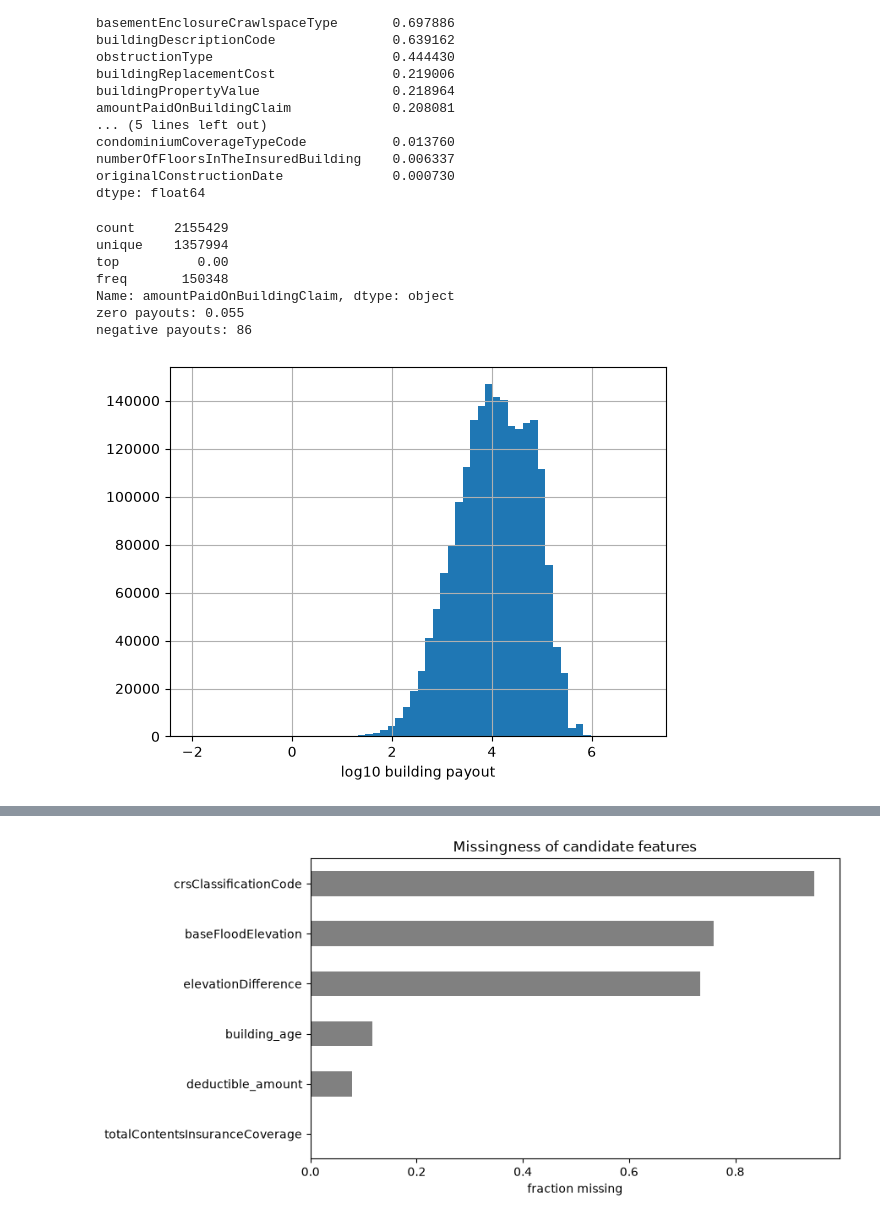
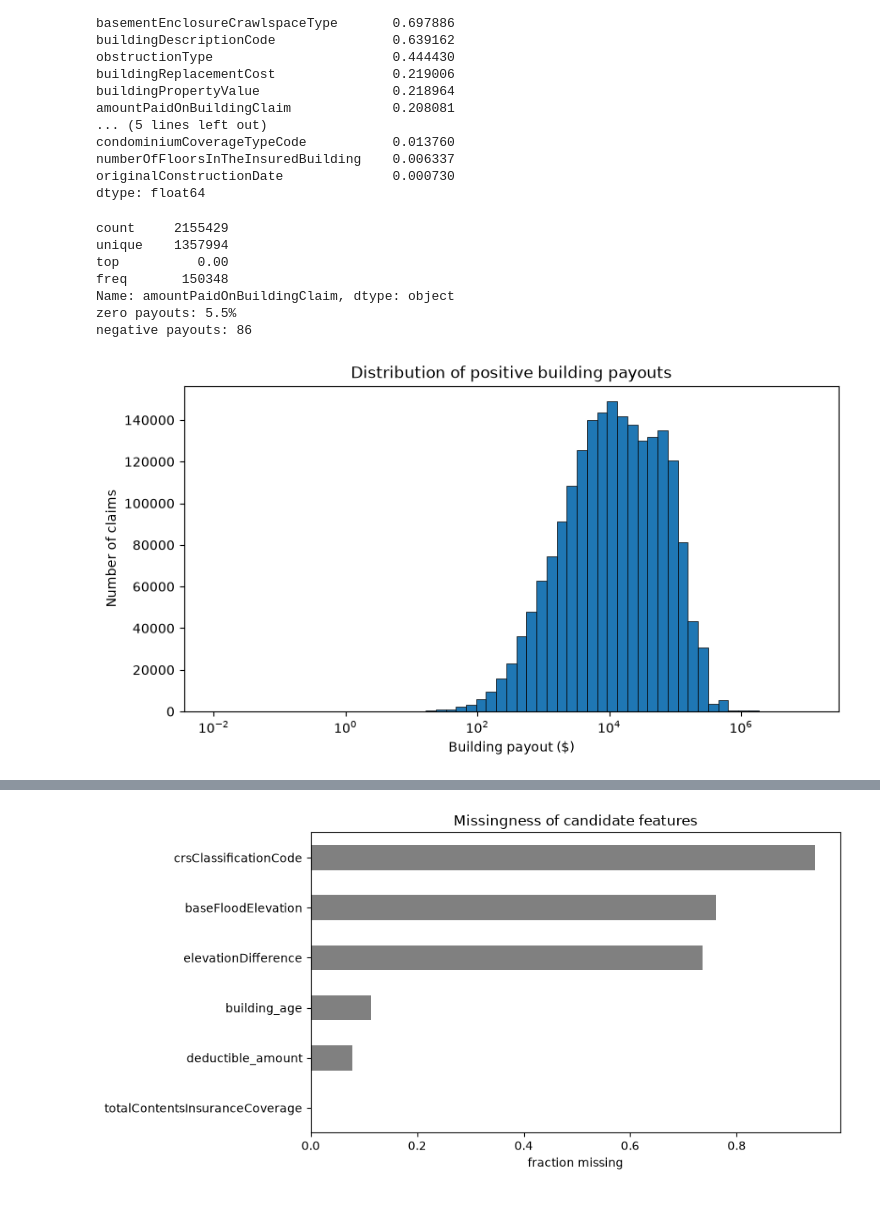
Before and after one commit to ytterbiu/smm284-AML-FIMA-flood-severity-g09, a Jupyter notebook: BE_notes.ipynb, the cells around one changed output, grey strips where cells are left out. Saved outputs shown, nothing was run; the diff lists cells and outputs as text; code cells hidden in the pictures.

```diff
--- a/BE_notes.ipynb
+++ b/BE_notes.ipynb
@@ -43,6 +42,0 @@ print("data.__file__:", data.__file__)  # want .../data.py, NOT None
-# %%
-if "df" not in globals():
-    # downloads the parquet on the very first run, cached after
-    df = data.load_raw()
-print(f"{df.shape[0]:,} rows x {df.shape[1]} columns")
-df.head()
@@ -103,22 +358,38 @@ numberOfFloorsInTheInsuredBuilding    0.006337
 originalConstructionDate              0.000730
 dtype: float64
 # %%
-print(df[data.TARGET].describe())
-print(
-    "zero payouts:", (df[data.TARGET] == 0).mean().round(3)
-)  # denied / no building payment
-print("negative payouts:", (df[data.TARGET] < 0).sum())  # re-issued cheques
-pos = df[df[data.TARGET] > 0][data.TARGET]
-np.log10(pos).hist(bins=60)
-plt.xlabel("log10 building payout")
+print(df[TARGET].describe())
+# denied / no building payment
+print(f"zero payouts: {(df[TARGET] == 0).mean():.1%}")
+# re-issued cheques
+print(f"negative payouts: {(df[TARGET] < 0).sum():,}")
+
+# positive payouts
+pos = df[df[TARGET] > 0][TARGET].astype(float)
+# calc bins and counts using numpy (faster)
+bins = np.logspace(np.log10(pos.min()), np.log10(pos.max()), 60)
+counts, edges = np.histogram(pos, bins=bins)
+# plt.stairs(counts, edges, fill=True)
+plt.bar(
+    x=edges[:-1],
+    height=counts,
+    width=np.diff(edges),
+    align="edge",
+    edgecolor="black",
+    linewidth=0.5,
+)
+plt.xscale("log")
+plt.xlabel("Building payout ($)")
+plt.ylabel("Number of claims")
+plt.title("Distribution of positive building payouts")
 plt.show()
 # %% [output]
 count     2155429
 unique    1357994
 top          0.00
 freq       150348
 Name: amountPaidOnBuildingClaim, dtype: object
-zero payouts: 0.055
+zero payouts: 5.5%
 negative payouts: 86
-[figure, old version]
+[figure, new version]
 # %%
```
Also changed, not shown: parts of 43 cells of this notebook.
